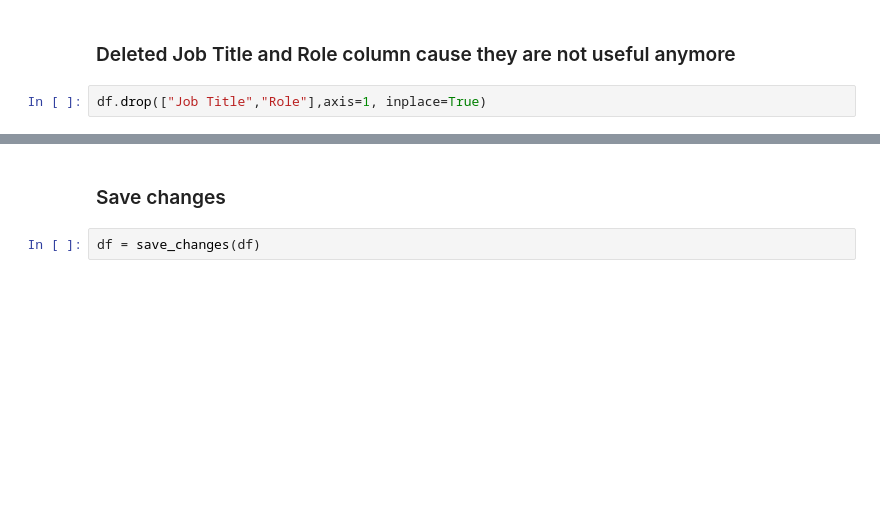
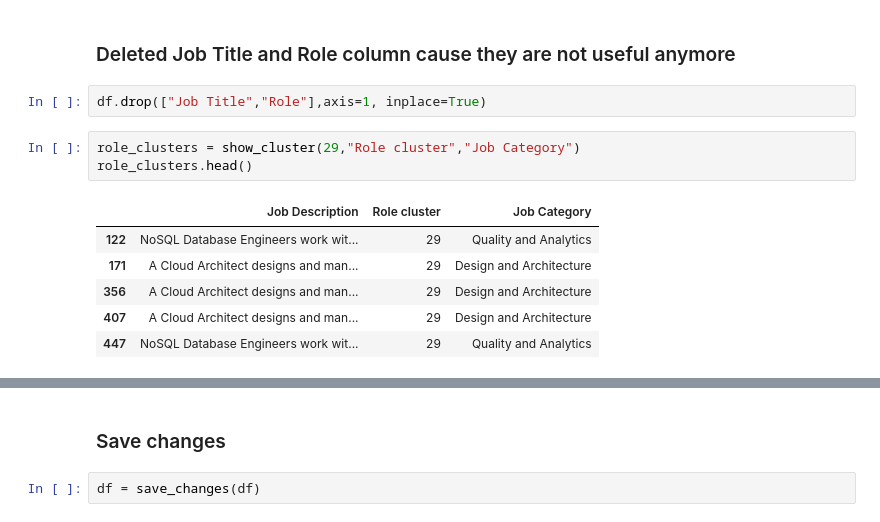
Before and after one commit to MazereAndreea/Job_market_trend, a Jupyter notebook: see_data.ipynb, the cells around one changed output, grey strips where cells are left out. Cells and saved outputs as stored; diff of their text form; blank space fills up the shorter version.

```diff
--- a/see_data.ipynb
+++ b/see_data.ipynb
@@ -615,3 +659,13 @@ Role clusters: [18  2]
 ### Deleted Job Title and Role column cause they are not useful anymore
 # %%
 df.drop(["Job Title","Role"],axis=1, inplace=True)
+# %%
+role_clusters = show_cluster(29,"Role cluster","Job Category")
+role_clusters.head()
+# %% [output]
+|  | Job Description | Role cluster | Job Category |
+| 122 | NoSQL Database Engineers work wit... | 29 | Quality and Analytics |
+| 171 | A Cloud Architect designs and man... | 29 | Design and Architecture |
+| 356 | A Cloud Architect designs and man... | 29 | Design and Architecture |
+| 407 | A Cloud Architect designs and man... | 29 | Design and Architecture |
+| 447 | NoSQL Database Engineers work wit... | 29 | Quality and Analytics |
```
Also changed, not shown: parts of 11 cells of this notebook, 4 other files.
